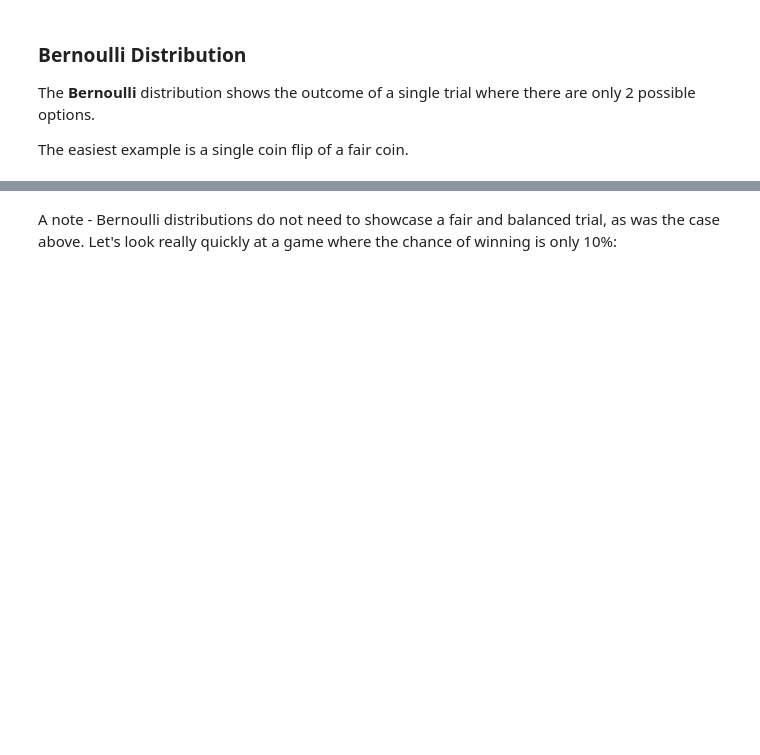
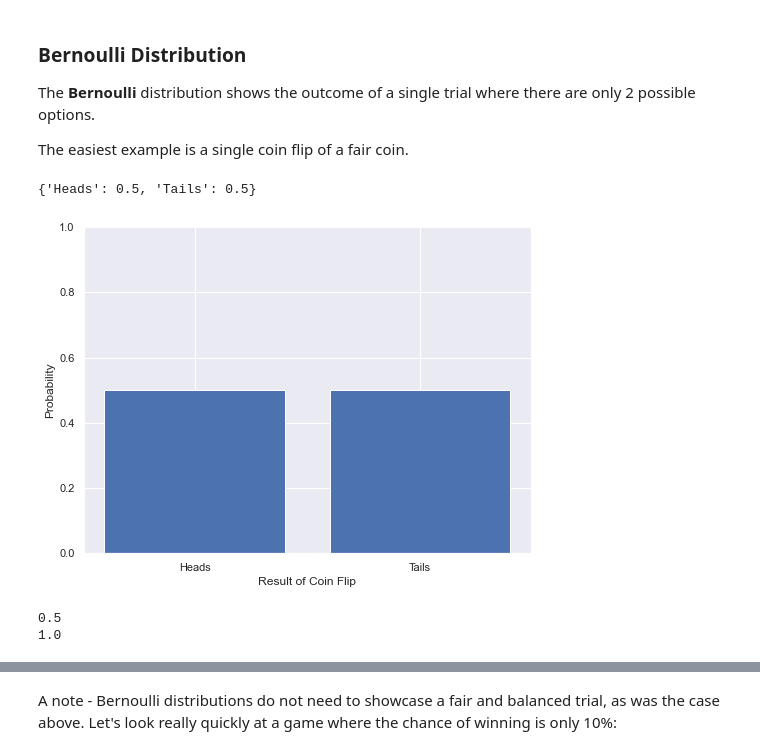
Before and after one commit to lindseyberlin/ds-lesson-hub, a Jupyter notebook: Phase2/DistributionsSampling/Distributions-Sampling.ipynb, the cells around one changed output, grey strips where cells are left out. Cells and saved outputs as stored; diff of their text form; code cells hidden in the pictures; blank space fills up the shorter version.

Commit message:
Update notebook to better utilize scipy stats and add newer version of data

```diff
--- a/Phase2/DistributionsSampling/Distributions-Sampling.ipynb
+++ b/Phase2/DistributionsSampling/Distributions-Sampling.ipynb
@@ -68,10 +65,30 @@ possible_flips
+# %%
+# Define our likelihood of 'success'
+p_success = .5
+
+# Now - lets use the stats library to get the probabilities
+p_tails = stats.bernoulli.pmf(k=0, p=p_success) # Probability of 'failure' (0)
+
+p_heads = stats.bernoulli.pmf(k=1, p=p_success) # Probability of 'success' (1)
+# %%
+# Create a dict for visualization:
+coin_flip = {
+    'Heads' : p_heads,
+    'Tails' : p_tails
+}
+
+print(coin_flip)
+# %% [output]
+{'Heads': 0.5, 'Tails': 0.5}
 # %%
 # visualize it
 plt.figure(figsize=(8,6))
 
-plt.bar(possible_flips, height=(1/2))
+plt.bar(coin_flip.keys(), height=coin_flip.values())
 
 plt.ylabel('Probability')
 plt.xlabel('Result of Coin Flip')
 plt.ylim(0, 1)
 plt.show()
+# %% [output]
+[figure, added]
@@ -81,3 +95,10 @@ cdf_flip = {'Tails':.5, 'Heads':1}
+# %%
+# Now let's check out the cumulative probability
+print(stats.bernoulli.cdf(k=0, p=p)) # 'failure'
+print(stats.bernoulli.cdf(k=1, p=p)) # 'success'
+# %% [output]
+0.5
+1.0
 # %%
 # visualize it
 plt.figure(figsize=(8,6))
```
Also changed, not shown: parts of 15 cells of this notebook, 1 other file.
